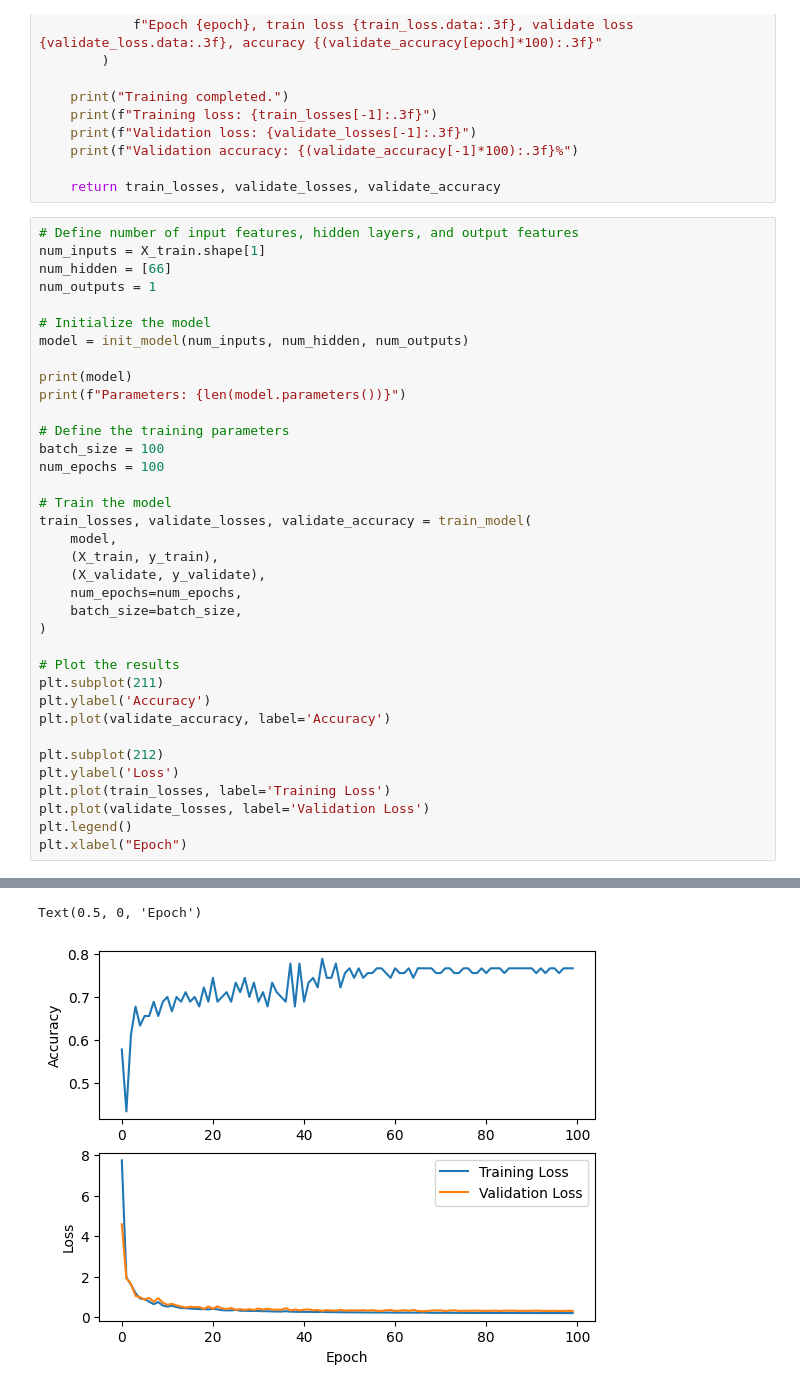
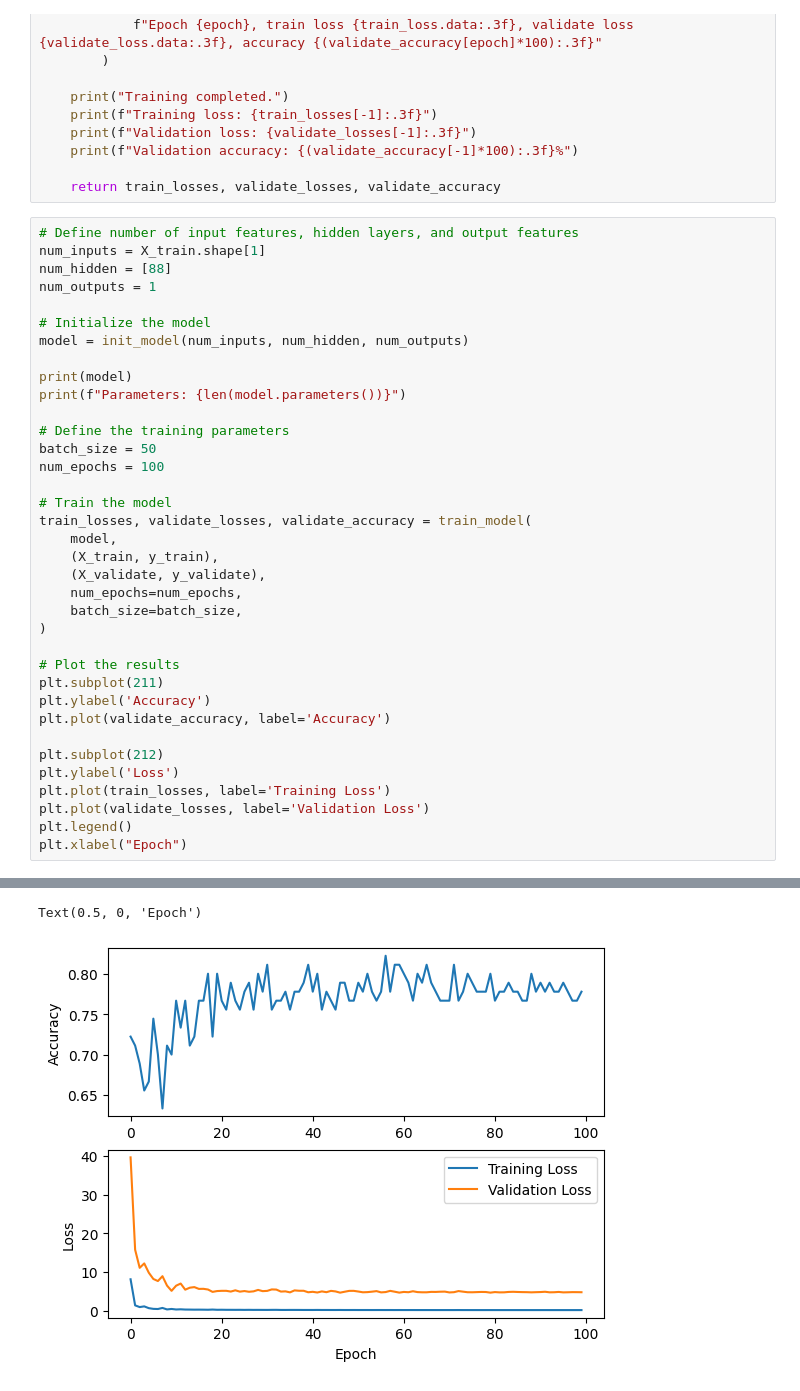
Before and after one commit to zirkelc/micrograd-titanic, a Jupyter notebook: micrograd.ipynb, the cells around one changed output, grey strips where cells are left out. Saved outputs shown, nothing was run; the diff lists cells and outputs as text.

```diff
--- a/micrograd.ipynb
+++ b/micrograd.ipynb
@@ -388,7 +388,7 @@ def train_model(model, xy_train, xy_validate, num_epochs=100, batch_size=32):
 # %%
 # Define number of input features, hidden layers, and output features
 num_inputs = X_train.shape[1]
-num_hidden = [66]
+num_hidden = [88]
 num_outputs = 1
 
 # Initialize the model
@@ -398,7 +398,7 @@ print(model)
 print(f"Parameters: {len(model.parameters())}")
 
 # Define the training parameters
-batch_size = 100
+batch_size = 50
 num_epochs = 100
 
 # Train the model
@@ -442,5 +442,5 @@ Validation accuracy: 76.667%
 Text(0.5, 0, 'Epoch')
-[figure, old version]
+[figure, new version]
 # %%
 # Input features from the scaled test dataset
 test_features = test_scaled_df.to_numpy()
```
Also changed, not shown: parts of 2 cells of this notebook.
